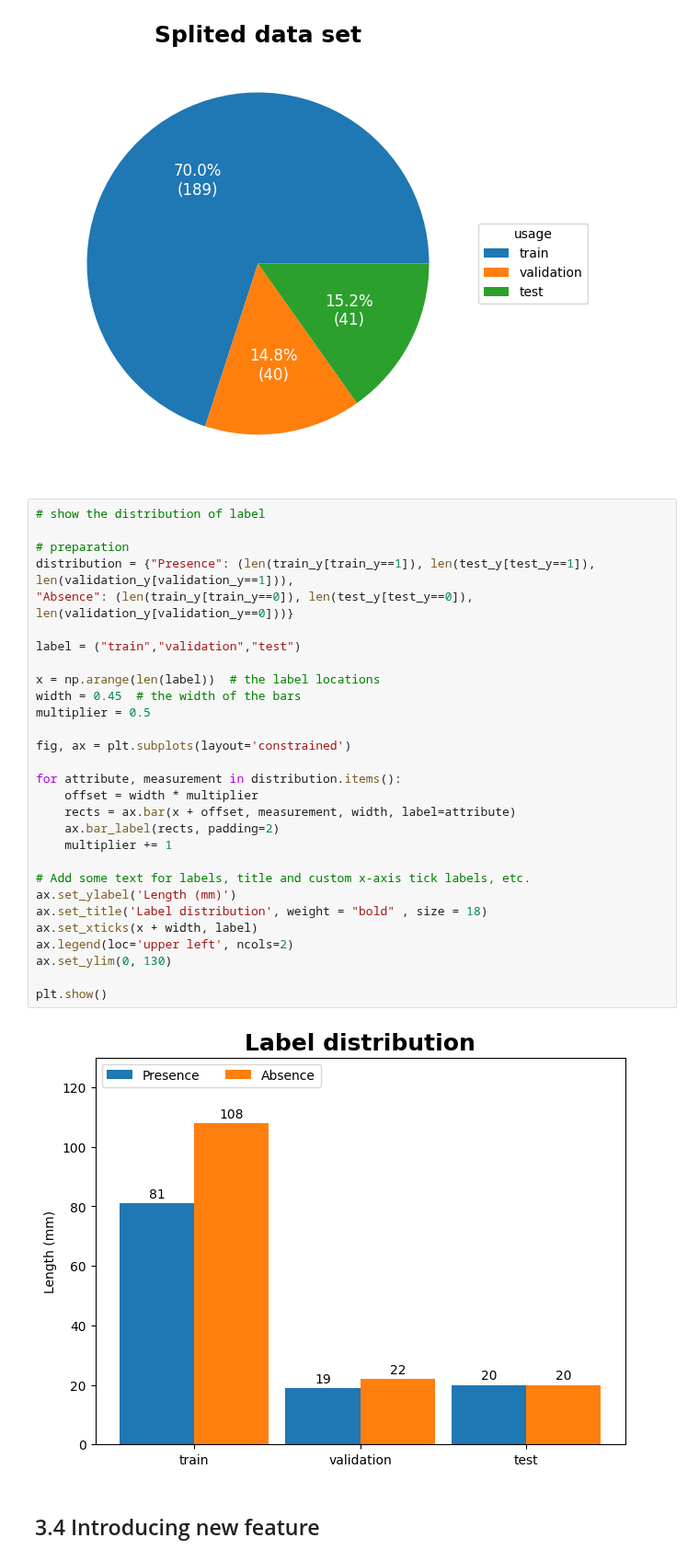
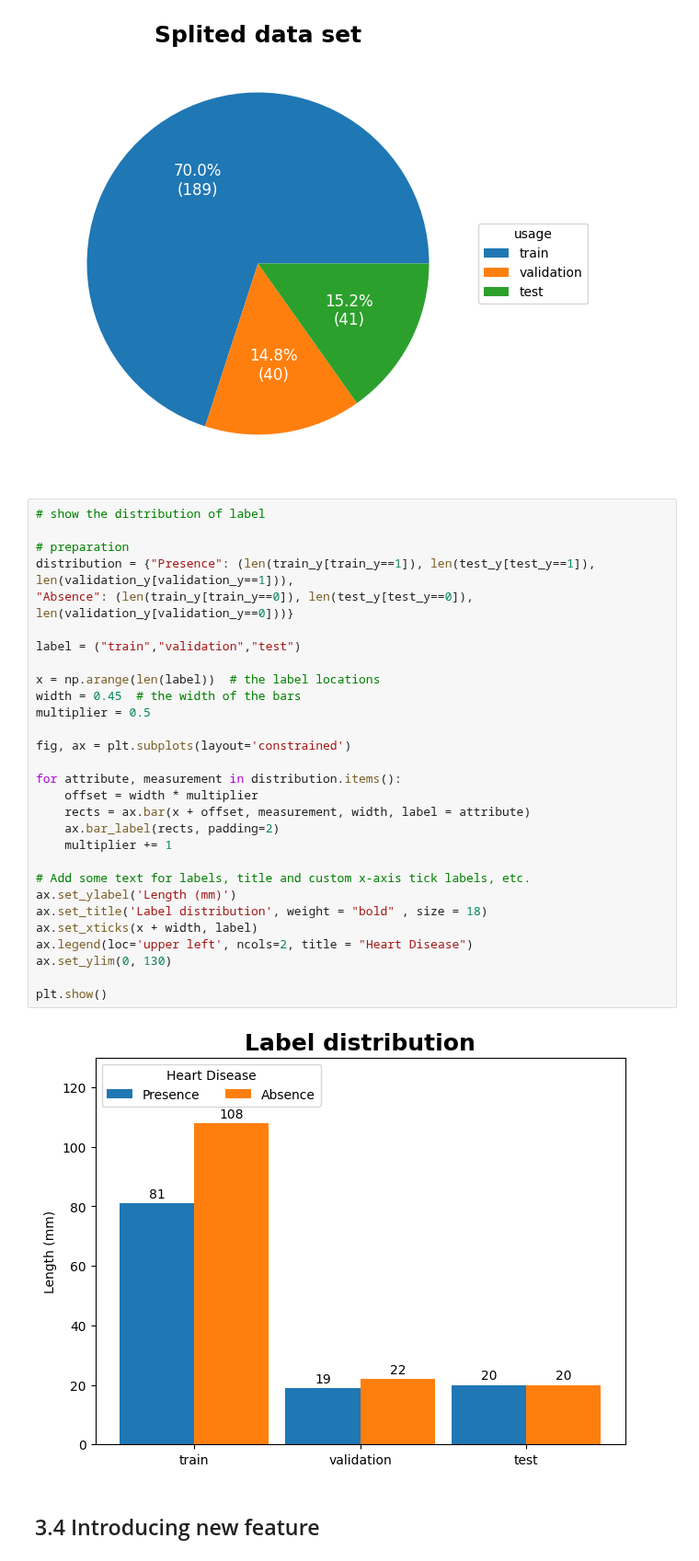
Before and after one commit to micheleishere/CO2, a Jupyter notebook: Project_CO2_main.ipynb, the cells around one changed output. Shown at 92% size. Saved outputs shown, nothing was run; the diff lists cells and outputs as text.

```diff
--- a/Project_CO2_main.ipynb
+++ b/Project_CO2_main.ipynb
@@ -370,34 +370,34 @@ plt.show()
 # %%
 # show the distribution of label
 
 # preparation
 distribution = {"Presence": (len(train_y[train_y==1]), len(test_y[test_y==1]), len(validation_y[validation_y==1])),
 "Absence": (len(train_y[train_y==0]), len(test_y[test_y==0]), len(validation_y[validation_y==0]))}
 
 label = ("train","validation","test")
 
 x = np.arange(len(label))  # the label locations
 width = 0.45  # the width of the bars
 multiplier = 0.5
 
 fig, ax = plt.subplots(layout='constrained')
 
 for attribute, measurement in distribution.items():
     offset = width * multiplier
-    rects = ax.bar(x + offset, measurement, width, label=attribute)
+    rects = ax.bar(x + offset, measurement, width, label = attribute)
     ax.bar_label(rects, padding=2)
     multiplier += 1
 
 # Add some text for labels, title and custom x-axis tick labels, etc.
 ax.set_ylabel('Length (mm)')
 ax.set_title('Label distribution', weight = "bold" , size = 18)
 ax.set_xticks(x + width, label)
-ax.legend(loc='upper left', ncols=2)
+ax.legend(loc='upper left', ncols=2, title = "Heart Disease")
 ax.set_ylim(0, 130)
 
 plt.show()
 # %% [output]
-[figure, old version]
+[figure, new version]
 # %% [markdown]
 ## 3.4 Introducing new feature
 # %%
```
